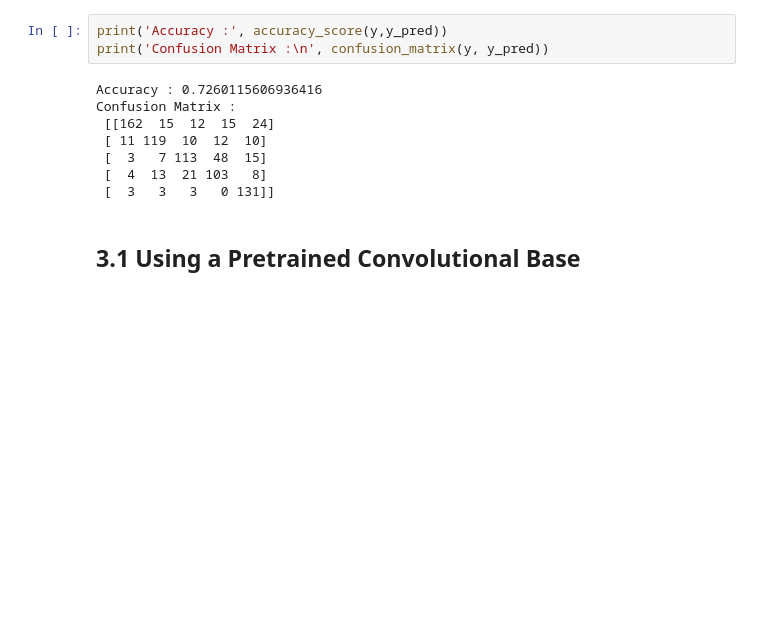
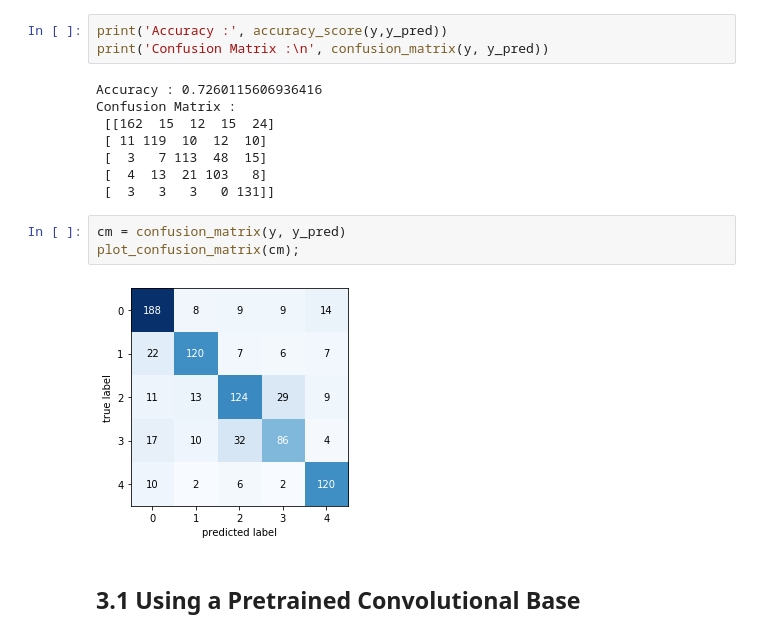
Before and after one commit to davidkwlarsson/edan95, a Jupyter notebook: Lab3/lab3.ipynb, the cells around one changed output. Drawn from its saved outputs; the diff is of its cells as text; blank space fills up the shorter version.

```diff
--- a/Lab3/lab3.ipynb
+++ b/Lab3/lab3.ipynb
@@ -535,6 +547,11 @@ Confusion Matrix :
  [  3   7 113  48  15]
  [  4  13  21 103   8]
  [  3   3   3   0 131]]
+# %%
+cm = confusion_matrix(y, y_pred)
+plot_confusion_matrix(cm);
+# %% [output]
+[figure, added]
 # %% [markdown]
 ## 3.1 Using a Pretrained Convolutional Base
 # %% [markdown]
```
Also changed, not shown: parts of 17 cells of this notebook.
